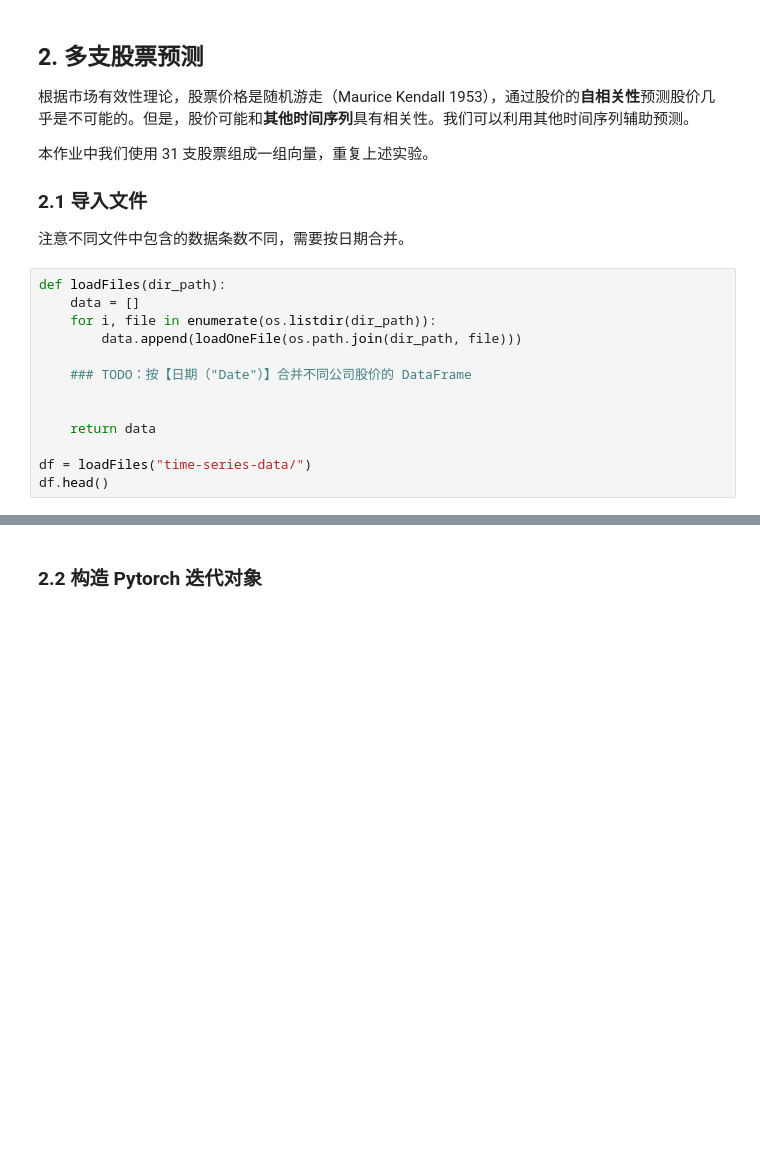
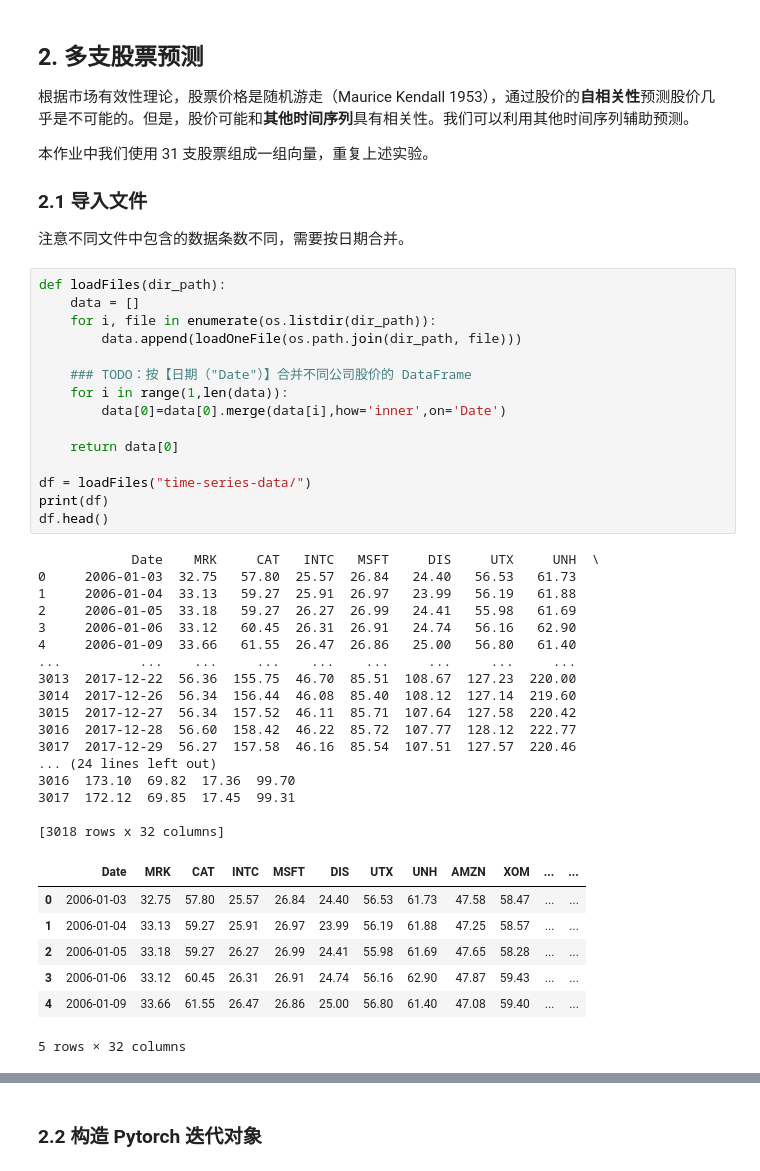
Before and after one commit to cppascalinux/pku_homework, a Jupyter notebook: week15/12.23作业-发布.ipynb, the cells around one changed output, grey strips where cells are left out. Saved outputs shown, nothing was run; the diff lists cells and outputs as text; blank space fills up the shorter version.

```diff
--- a/week15/12.23作业-发布.ipynb
+++ b/week15/12.23作业-发布.ipynb
@@ -193,16 +308,43 @@ print(f"test loss: {evaluate_model(test_iter, net, loss_fn)}")
 # %%
 def loadFiles(dir_path):
     data = []
     for i, file in enumerate(os.listdir(dir_path)):
         data.append(loadOneFile(os.path.join(dir_path, file)))
 
     ### TODO：按【日期（"Date"）】合并不同公司股价的 DataFrame
+    for i in range(1,len(data)):
+        data[0]=data[0].merge(data[i],how='inner',on='Date')
 
-
-    return data
+    return data[0]
 
 df = loadFiles("time-series-data/")
+print(df)
 df.head()
+# %% [output]
+            Date    MRK     CAT   INTC   MSFT     DIS     UTX     UNH  \
+0     2006-01-03  32.75   57.80  25.57  26.84   24.40   56.53   61.73
+1     2006-01-04  33.13   59.27  25.91  26.97   23.99   56.19   61.88
+2     2006-01-05  33.18   59.27  26.27  26.99   24.41   55.98   61.69
+3     2006-01-06  33.12   60.45  26.31  26.91   24.74   56.16   62.90
+4     2006-01-09  33.66   61.55  26.47  26.86   25.00   56.80   61.40
+...          ...    ...     ...    ...    ...     ...     ...     ...
+3013  2017-12-22  56.36  155.75  46.70  85.51  108.67  127.23  220.00
+3014  2017-12-26  56.34  156.44  46.08  85.40  108.12  127.14  219.60
+3015  2017-12-27  56.34  157.52  46.11  85.71  107.64  127.58  220.42
+3016  2017-12-28  56.60  158.42  46.22  85.72  107.77  128.12  222.77
+3017  2017-12-29  56.27  157.58  46.16  85.54  107.51  127.57  220.46
+... (24 lines left out)
+3016  173.10  69.82  17.36  99.70
+3017  172.12  69.85  17.45  99.31
+
+[3018 rows x 32 columns]
+|  | Date | MRK | CAT | INTC | MSFT | DIS | UTX | UNH | AMZN | XOM | ... | ... |
+| 0 | 2006-01-03 | 32.75 | 57.80 | 25.57 | 26.84 | 24.40 | 56.53 | 61.73 | 47.58 | 58.47 | ... | ... |
+| 1 | 2006-01-04 | 33.13 | 59.27 | 25.91 | 26.97 | 23.99 | 56.19 | 61.88 | 47.25 | 58.57 | ... | ... |
+| 2 | 2006-01-05 | 33.18 | 59.27 | 26.27 | 26.99 | 24.41 | 55.98 | 61.69 | 47.65 | 58.28 | ... | ... |
+| 3 | 2006-01-06 | 33.12 | 60.45 | 26.31 | 26.91 | 24.74 | 56.16 | 62.90 | 47.87 | 59.43 | ... | ... |
+| 4 | 2006-01-09 | 33.66 | 61.55 | 26.47 | 26.86 | 25.00 | 56.80 | 61.40 | 47.08 | 59.40 | ... | ... |
+5 rows × 32 columns
 # %%
 # DataFrame可视化
 df.drop(columns="Date", inplace=True)
```
Also changed, not shown: parts of 20 cells of this notebook, 1 other file.
